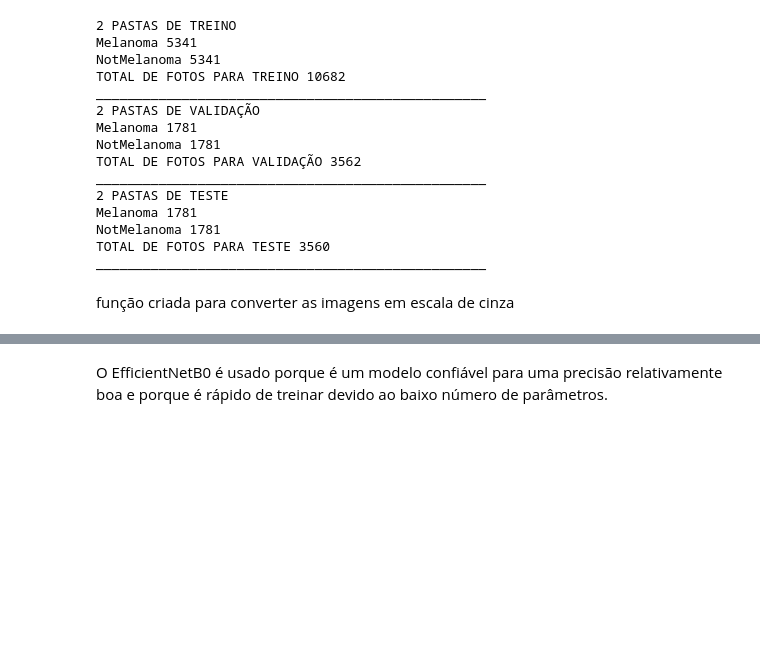
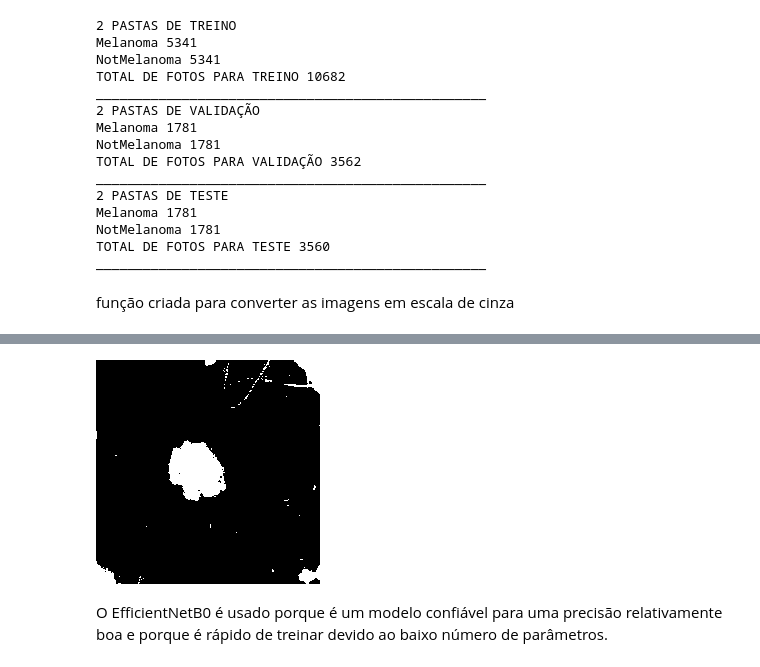
Before and after one commit to gabriellycristine1/Projetos-e-atividades-em-PYTHON, a Jupyter notebook: PROJETO_FINALIZADO.ipynb, the cells around one changed output, grey strips where cells are left out. Cells and saved outputs as stored; diff of their text form; code cells hidden in the pictures; blank space fills up the shorter version.

```diff
--- a/PROJETO_FINALIZADO.ipynb
+++ b/PROJETO_FINALIZADO.ipynb
@@ -132,8 +132,11 @@ def dados_imagem():
   for caminho in caminhos:
     imagem = cv2.imread(caminho)
     imagem = Image.open(caminho).convert('L')
+    imagem_np = np.array(imagem, 'uint8')
+    val, thresh = cv2.threshold(imagem_np, 155, 255, cv2.THRESH_OTSU+cv2.THRESH_BINARY_INV)
+    plt.imshow(thresh, cmap='gray')
 
-    mela.append(imagem)
+    mela.append(thresh)
   return mela
 # %%
 mela = dados_imagem()
@@ -140,3 +145,7 @@ mela = dados_imagem()
+# %%
+cv2_imshow(mela[2])
+# %% [output]
+[figure, added]
 # %%
 from efficientnet.tfkeras import EfficientNetB7
 from keras.callbacks import EarlyStopping,ModelCheckpoint
```
Also changed, not shown: parts of 26 cells of this notebook.
